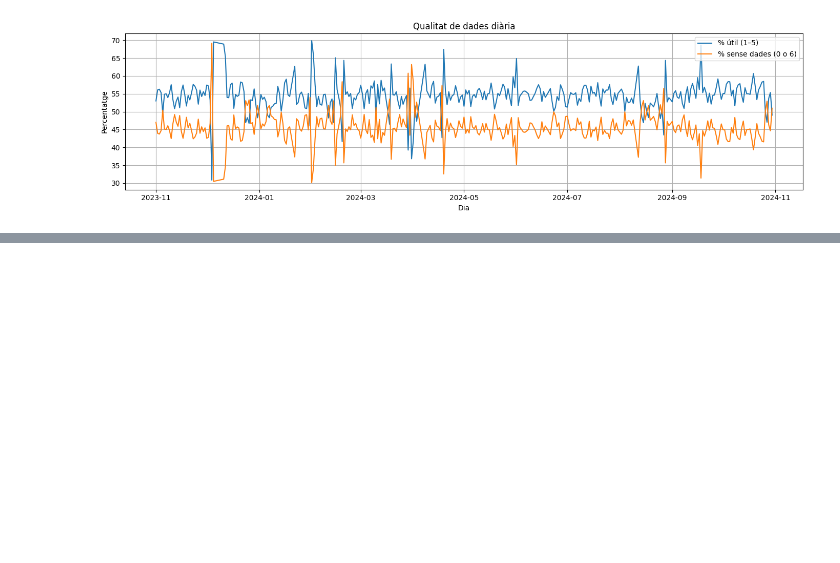
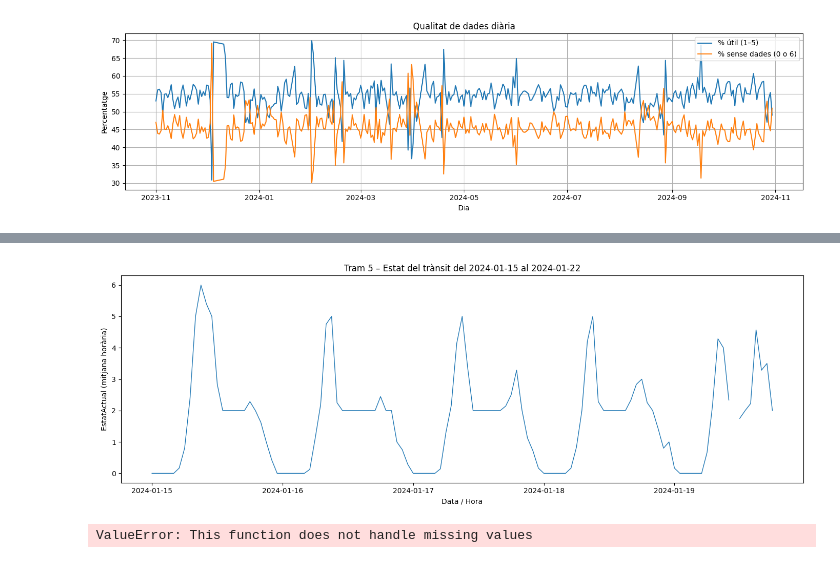
Before and after one commit to guillemlc9/traffic_prediction_tfg, a Jupyter notebook: notebooks/explore.ipynb, the cells around one changed output, grey strips where cells are left out. Drawn from its saved outputs; the diff is of its cells as text; code cells hidden in the pictures; blank space fills up the shorter version.

```diff
--- a/notebooks/explore.ipynb
+++ b/notebooks/explore.ipynb
@@ -117,0 +279,39 @@ plt.show()
+# %%
+from datetime import datetime
+
+tram_id = 5
+start   = datetime(2024, 1, 15)
+end     = datetime(2024, 1, 22)
+
+# --- Llegeix i filtra correctament ---
+df = (
+    pl.read_parquet("dataset_1y.parquet")
+      .filter(pl.col("idTram") == tram_id)
+      .filter((pl.col("timestamp") >= pl.lit(start)) &
+              (pl.col("timestamp") <  pl.lit(end)))
+)
+
+pdf = df.to_pandas()
+pdf["timestamp"] = pd.to_datetime(pdf["timestamp"])
+pdf = pdf.set_index("timestamp")
+
+# --- Resample a 1 hora ---
+hourly = pdf["estatActual"].resample("1H").mean()
+
+# --- Gràfic d'una setmana ---
+plt.figure(figsize=(14,5))
+plt.plot(hourly.index, hourly.values, lw=1)
+plt.title(f"Tram {tram_id} – Estat del trànsit del {start.date()} al {end.date()}")
+plt.xlabel("Data / Hora")
+plt.ylabel("EstatActual (mitjana horària)")
+plt.tight_layout()
+plt.show()
+
+# --- Descomposició (patró diari) ---
+result = seasonal_decompose(hourly, period=24)   # 24 hores = cicle diari
+result.plot()
+plt.suptitle(f"Descomposició seasonal – Tram {tram_id}", y=1.02)
+plt.show()
+# %% [output]
+[figure, added]
+ValueError: This function does not handle missing values
```
Also changed, not shown: parts of 5 cells of this notebook, 1 other file.
